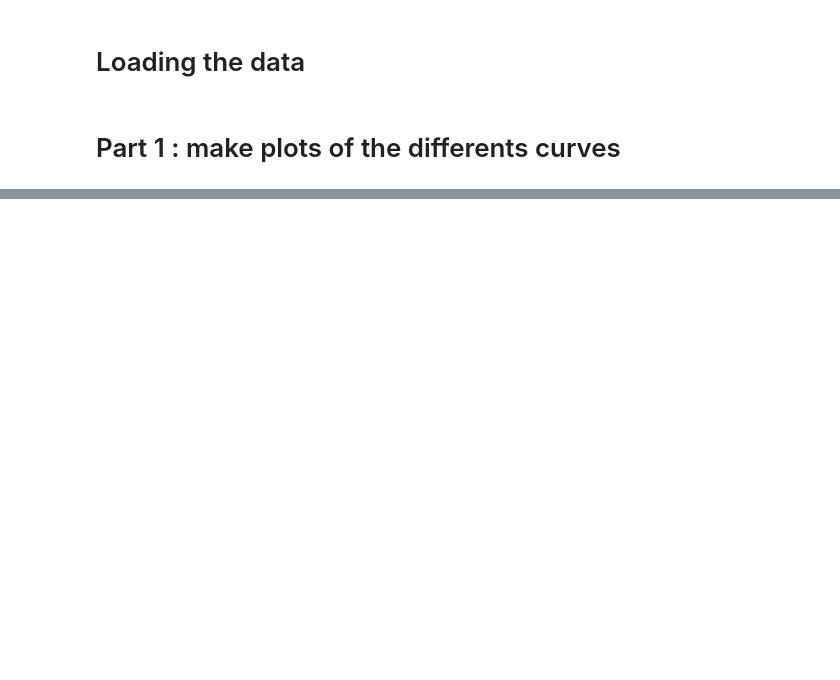
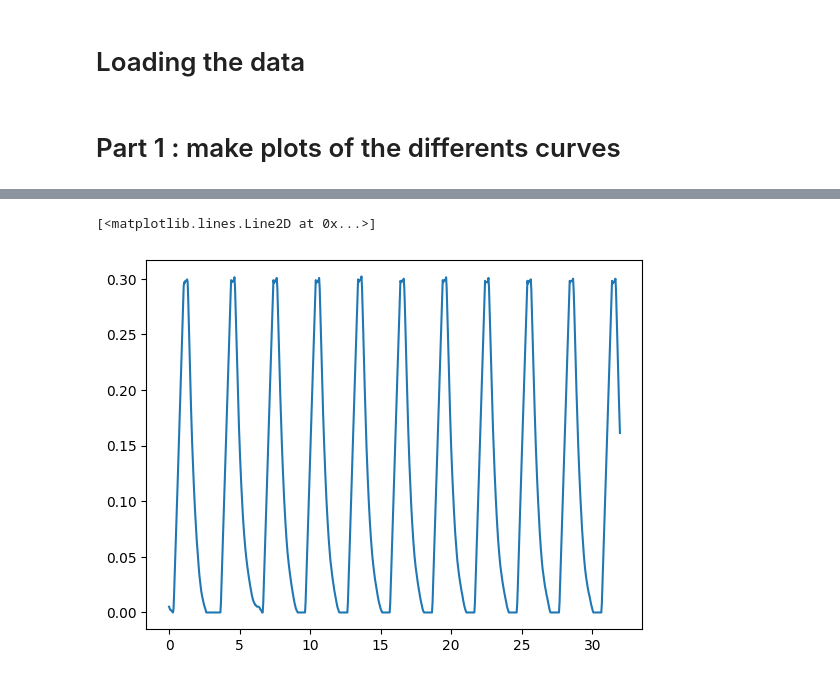
Before and after one commit to julienbrandoit/GBIO0014-2---ARDS-and-healthy-lungs-analysis, a Jupyter notebook: project.ipynb, the cells around one changed output, grey strips where cells are left out. Saved outputs shown, nothing was run; the diff lists cells and outputs as text; code cells hidden in the pictures; blank space fills up the shorter version.

```diff
--- a/project.ipynb
+++ b/project.ipynb
@@ -77,0 +58,6 @@ plt.show()
+# %%
+plt.figure()
+plt.plot(Control_data['t'] - Control_data['t'][0], Control_data['P'], label="Control data")
+# %% [output]
+[<matplotlib.lines.Line2D at 0x...>]
+[figure, added]
```
Also changed, not shown: parts of 3 cells of this notebook.
